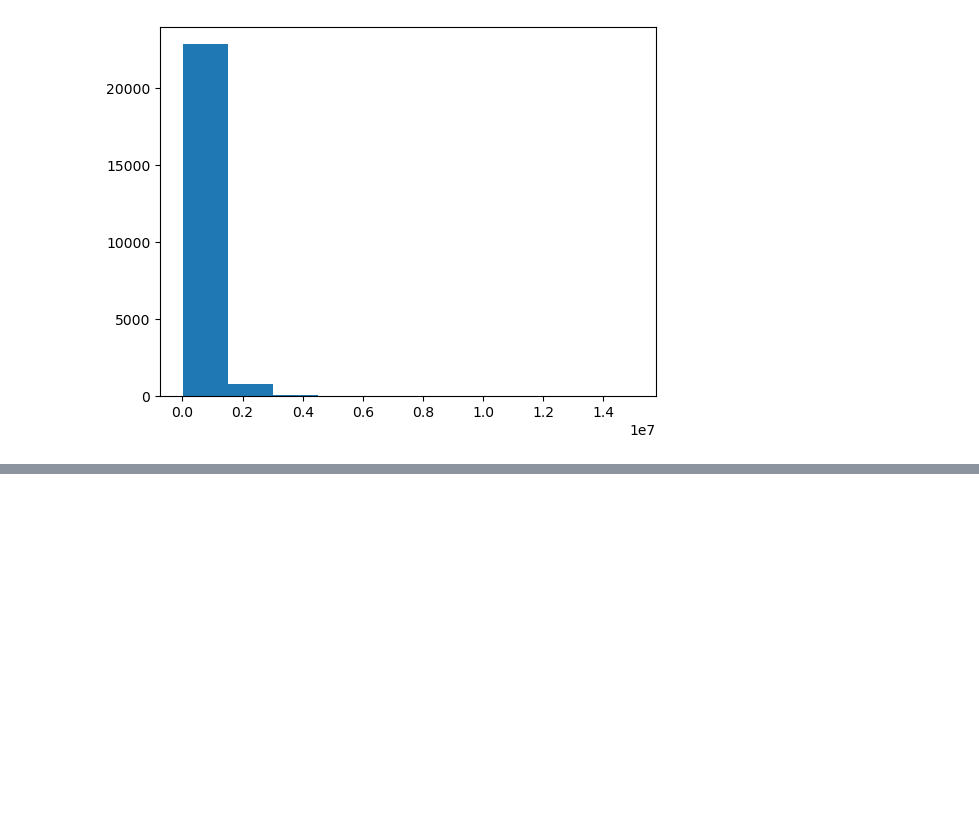
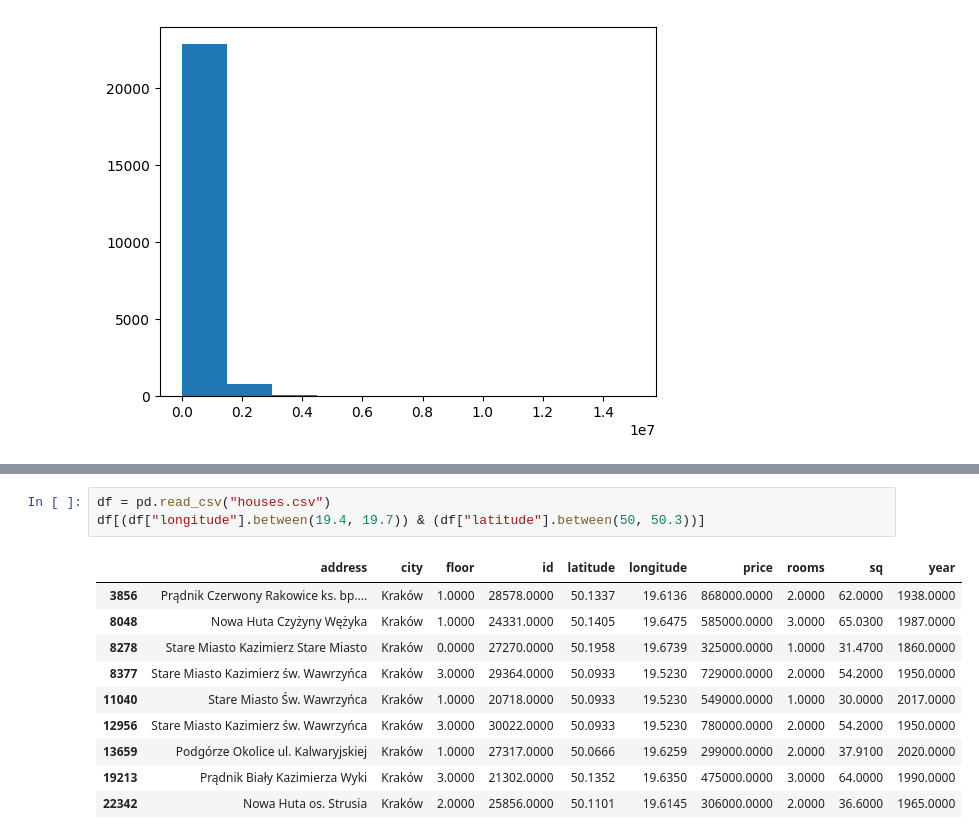
Before and after one commit to RastaAmanek/github, a Jupyter notebook: Pandas_csv.ipynb, the cells around one changed output, grey strips where cells are left out. Cells and saved outputs as stored; diff of their text form; blank space fills up the shorter version.

```diff
--- a/Pandas_csv.ipynb
+++ b/Pandas_csv.ipynb
@@ -1127,0 +1163,14 @@ plt.hist(df["price"])
+# %%
+df = pd.read_csv("houses.csv")
+df[(df["longitude"].between(19.4, 19.7)) & (df["latitude"].between(50, 50.3))]
+# %% [output]
+|  | address | city | floor | id | latitude | longitude | price | rooms | sq | year |
+| 3856 | Prądnik Czerwony Rakowice ks. bp.... | Kraków | 1.0000 | 28578.0000 | 50.1337 | 19.6136 | 868000.0000 | 2.0000 | 62.0000 | 1938.0000 |
+| 8048 | Nowa Huta Czyżyny Wężyka | Kraków | 1.0000 | 24331.0000 | 50.1405 | 19.6475 | 585000.0000 | 3.0000 | 65.0300 | 1987.0000 |
+| 8278 | Stare Miasto Kazimierz Stare Miasto | Kraków | 0.0000 | 27270.0000 | 50.1958 | 19.6739 | 325000.0000 | 1.0000 | 31.4700 | 1860.0000 |
+| 8377 | Stare Miasto Kazimierz św. Wawrzyńca | Kraków | 3.0000 | 29364.0000 | 50.0933 | 19.5230 | 729000.0000 | 2.0000 | 54.2000 | 1950.0000 |
+| 11040 | Stare Miasto Św. Wawrzyńca | Kraków | 1.0000 | 20718.0000 | 50.0933 | 19.5230 | 549000.0000 | 1.0000 | 30.0000 | 2017.0000 |
+| 12956 | Stare Miasto Kazimierz św. Wawrzyńca | Kraków | 3.0000 | 30022.0000 | 50.0933 | 19.5230 | 780000.0000 | 2.0000 | 54.2000 | 1950.0000 |
+| 13659 | Podgórze Okolice ul. Kalwaryjskiej | Kraków | 1.0000 | 27317.0000 | 50.0666 | 19.6259 | 299000.0000 | 2.0000 | 37.9100 | 2020.0000 |
+| 19213 | Prądnik Biały Kazimierza Wyki | Kraków | 3.0000 | 21302.0000 | 50.1352 | 19.6350 | 475000.0000 | 3.0000 | 64.0000 | 1990.0000 |
+| 22342 | Nowa Huta os. Strusia | Kraków | 2.0000 | 25856.0000 | 50.1101 | 19.6145 | 306000.0000 | 2.0000 | 36.6000 | 1965.0000 |
```
Also changed, not shown: parts of 29 cells of this notebook, 3 other files.
